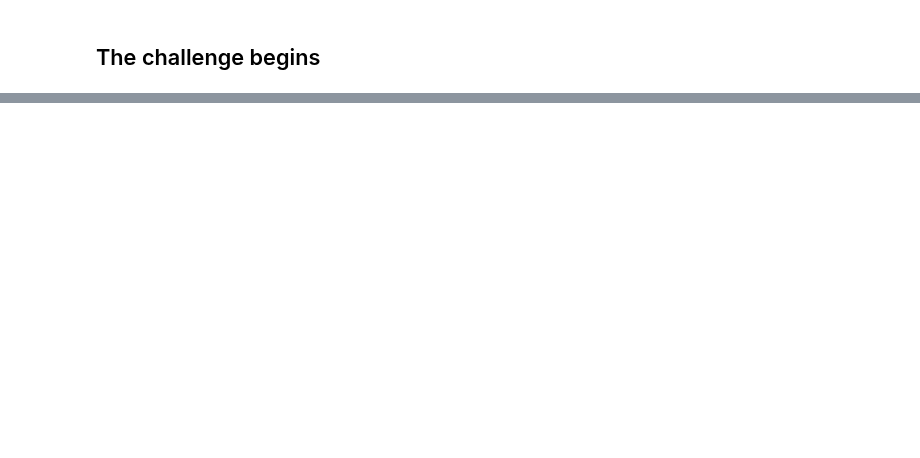
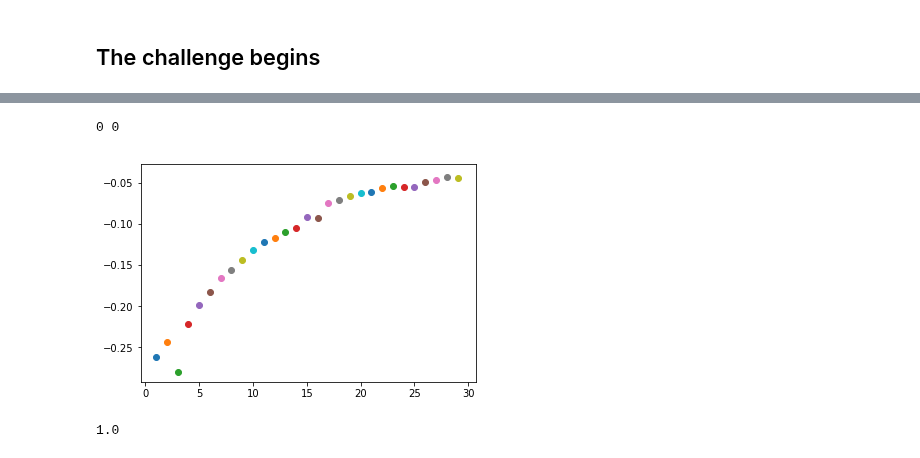
Before and after one commit to efuller11/Thinkful, a Jupyter notebook: Unit 3 Lesson 4 SVM challenge.ipynb, the cells around one changed output, grey strips where cells are left out. Saved outputs shown, nothing was run; the diff lists cells and outputs as text; code cells hidden in the pictures; blank space fills up the shorter version.

```diff
--- a/Unit 3 Lesson 4 SVM challenge.ipynb
+++ b/Unit 3 Lesson 4 SVM challenge.ipynb
@@ -71,5 +98,33 @@ Y = epi_data['good']
+# %%
+# PCA for SVR
+def bestPCA1(most_features, X, y):
+    for i in range(1, most_features):
+        best_results = 0
+        best_num_fea = 0
+        pca = PCA(n_components=i)
+        pca.fit(X)
+        X1_pca = pca.transform(X)
+        svr = SVR()
+        svr.fit(X1_pca, y)
+        score = svr.score(X1_pca, y)
+        plt.scatter(i, score)
+        if score > best_results:
+            best_results = score
+            best_num_fea = i
+    print(best_num_fea, best_results)
+    plt.show()
+# %%
+# You said lineplots were better but everytime I did one the graph is blank, is there something I am doing wrong?
+bestPCA1(30, X, y)
+# %% [output]
+0 0
+[figure, added]
 # %%
-# Using PCA to acquire 30 features
-pca = PCA(n_components=30)
+pca = PCA(n_components=29)
 pca.fit(X)
 X_pca = pca.transform(X)
+svc = SVC()
+svc.fit(X_pca, y)
+svc.score(X_pca, y)
+# %% [output]
+1.0
```
Also changed, not shown: parts of 35 cells of this notebook.
